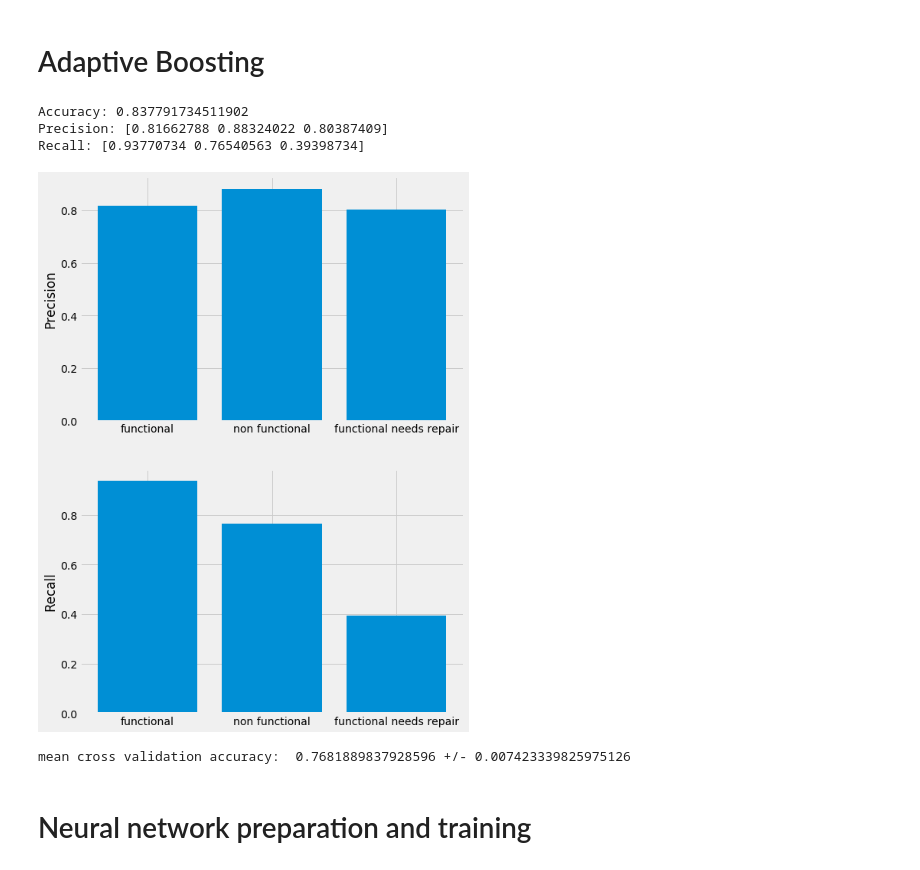
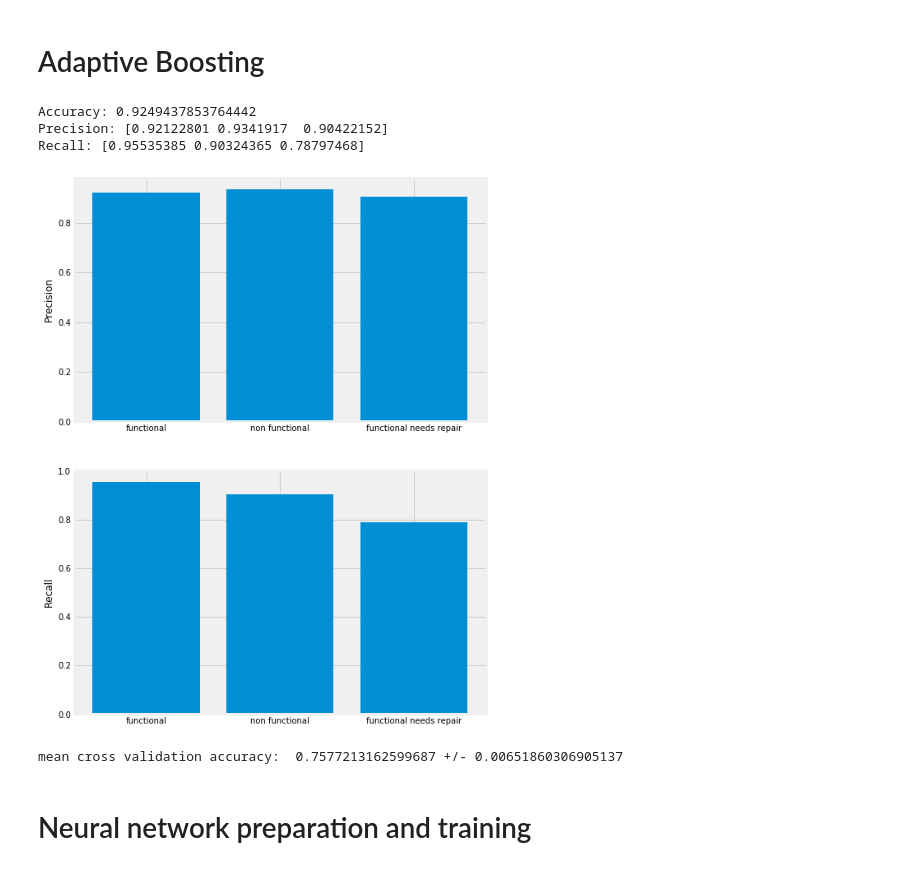
Before and after one commit to eejwa/Pump_it_up, a Jupyter notebook: Classification_Broken_Pump.ipynb, the cells around one changed output. Cells and saved outputs as stored; diff of their text form; code cells hidden in the pictures.

```diff
--- a/Classification_Broken_Pump.ipynb
+++ b/Classification_Broken_Pump.ipynb
@@ -259,6 +241,9 @@ drop_attribs = ['id', 'amount_tsh', 'date_recorded', 'funder', 'gps_height',
 
 # numerical properties to be scaled
 num_attribs = ['population','construction_year']
+
+# drop attributes
+df_train.drop(drop_attribs, axis=1, inplace=True)
 
 # Create pipelines
 num_pipeline = Pipeline([
@@ -457,18 +447,18 @@ Importances!
 # %%
 # Now for adaptive boosting classifiers with decision trees
 
 from sklearn.ensemble import AdaBoostClassifier
 
-ada_clf = AdaBoostClassifier(tree_clf, n_estimators=10,
+ada_clf = AdaBoostClassifier(tree_clf, n_estimators=50,
                              algorithm="SAMME.R", learning_rate=0.5)
 
 test_classifier(ada_clf, train=df_prepared, labels=df_labels)
 # %% [output]
-Accuracy: 0.837791734511902
-Precision: [0.81662788 0.88324022 0.80387409]
-Recall: [0.93770734 0.76540563 0.39398734]
+Accuracy: 0.9249437853764442
+Precision: [0.92122801 0.9341917  0.90422152]
+Recall: [0.95535385 0.90324365 0.78797468]
-[figure, old version]
+[figure, new version]
-mean cross validation accuracy:  0.7681889837928596 +/- 0.007423339825975126
+mean cross validation accuracy:  0.7577213162599687 +/- 0.00651860306905137
 # %% [markdown]
 # Neural network preparation and training
 # %%
```
Also changed, not shown: parts of 22 cells of this notebook.
